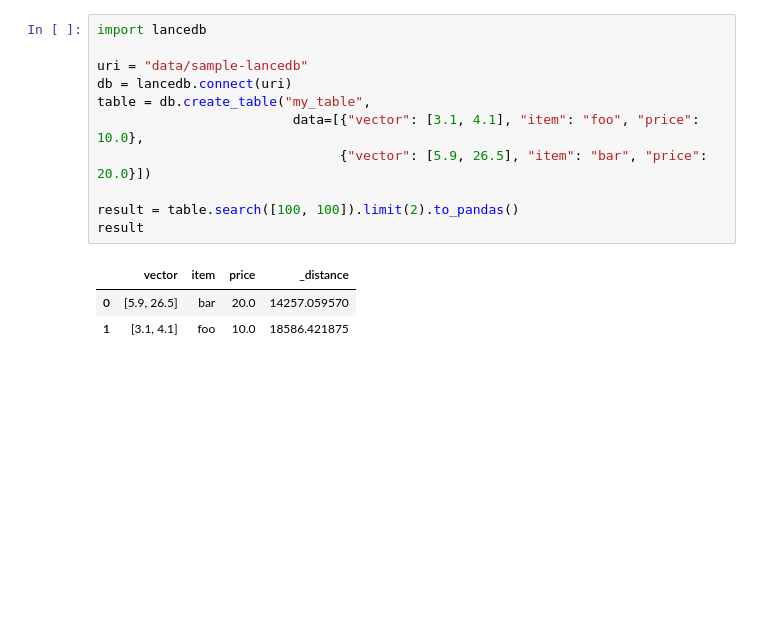
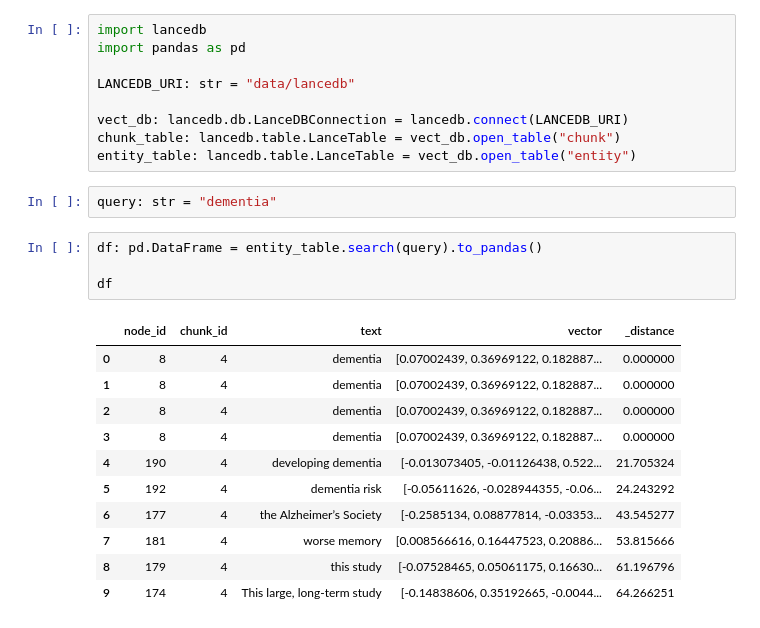
Before and after one commit to DerwenAI/strwythura, a Jupyter notebook: vector.ipynb, the cells around one changed output. Drawn from its saved outputs; the diff is of its cells as text; blank space fills up the shorter version.

Commit message:
integrate vector search

```diff
--- a/vector.ipynb
+++ b/vector.ipynb
@@ -1,15 +1,27 @@
 # %%
 import lancedb
+import pandas as pd
 
-uri = "data/sample-lancedb"
-db = lancedb.connect(uri)
-table = db.create_table("my_table",
-                         data=[{"vector": [3.1, 4.1], "item": "foo", "price": 10.0},
-                               {"vector": [5.9, 26.5], "item": "bar", "price": 20.0}])
+LANCEDB_URI: str = "data/lancedb"
 
-result = table.search([100, 100]).limit(2).to_pandas()
-result
+vect_db: lancedb.db.LanceDBConnection = lancedb.connect(LANCEDB_URI)
+chunk_table: lancedb.table.LanceTable = vect_db.open_table("chunk")
+entity_table: lancedb.table.LanceTable = vect_db.open_table("entity")
-# %% [output]
-|  | vector | item | price | _distance |
-| 0 | [5.9, 26.5] | bar | 20.0 | 14257.059570 |
-| 1 | [3.1, 4.1] | foo | 10.0 | 18586.421875 |
+# %%
+query: str = "dementia"
+# %%
+df: pd.DataFrame = entity_table.search(query).to_pandas()
+
+df
+# %% [output]
+|  | node_id | chunk_id | text | vector | _distance |
+| 0 | 8 | 4 | dementia | [0.07002439, 0.36969122, 0.182887... | 0.000000 |
+| 1 | 8 | 4 | dementia | [0.07002439, 0.36969122, 0.182887... | 0.000000 |
+| 2 | 8 | 4 | dementia | [0.07002439, 0.36969122, 0.182887... | 0.000000 |
+| 3 | 8 | 4 | dementia | [0.07002439, 0.36969122, 0.182887... | 0.000000 |
+| 4 | 190 | 4 | developing dementia | [-0.013073405, -0.01126438, 0.522... | 21.705324 |
+| 5 | 192 | 4 | dementia risk | [-0.05611626, -0.028944355, -0.06... | 24.243292 |
+| 6 | 177 | 4 | the Alzheimer’s Society | [-0.2585134, 0.08877814, -0.03353... | 43.545277 |
+| 7 | 181 | 4 | worse memory | [0.008566616, 0.16447523, 0.20886... | 53.815666 |
+| 8 | 179 | 4 | this study | [-0.07528465, 0.05061175, 0.16630... | 61.196796 |
+| 9 | 174 | 4 | This large, long-term study | [-0.14838606, 0.35192665, -0.0044... | 64.266251 |
```
Also changed, not shown: parts of 1 cell of this notebook, 2 other files.
